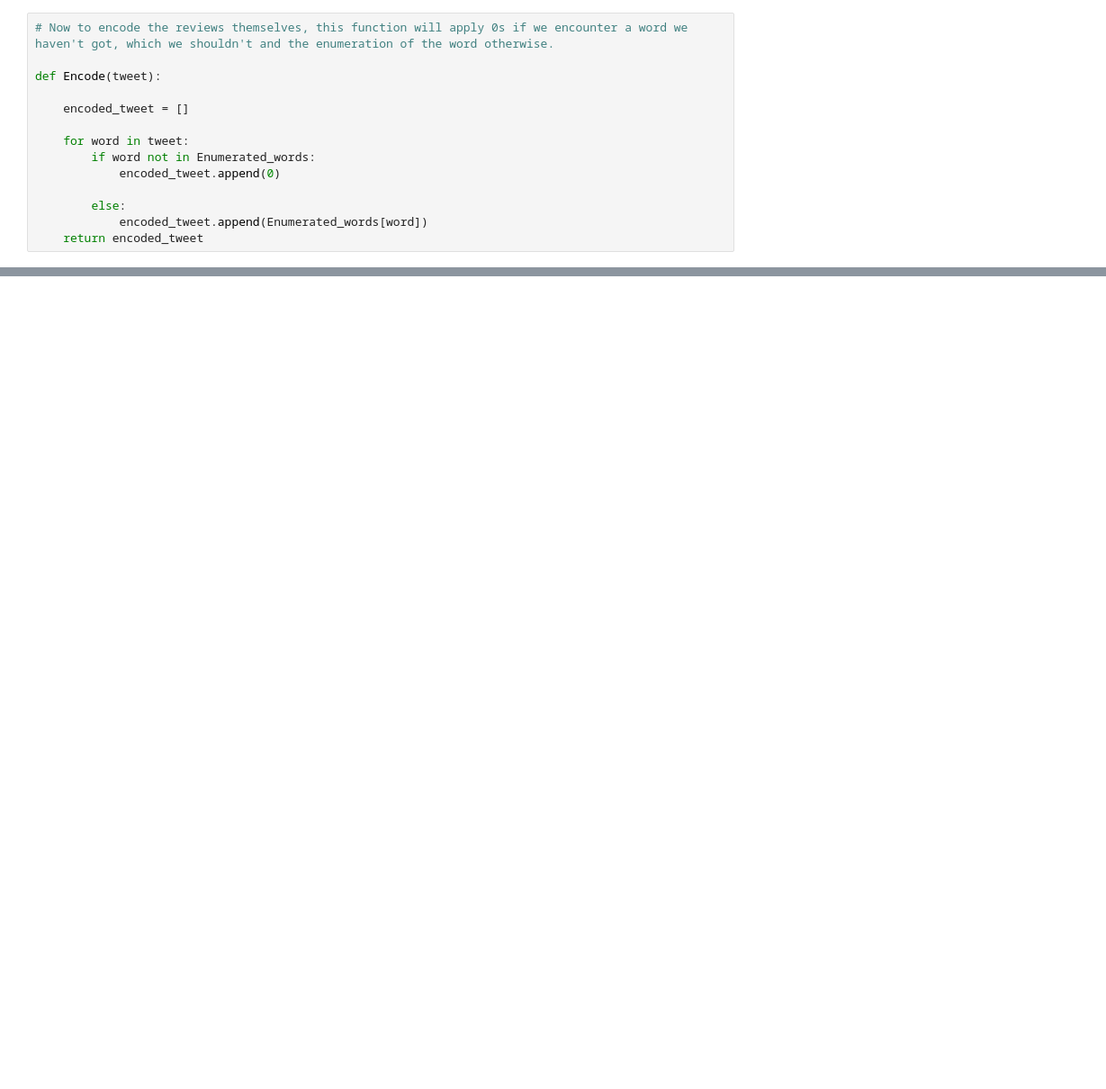
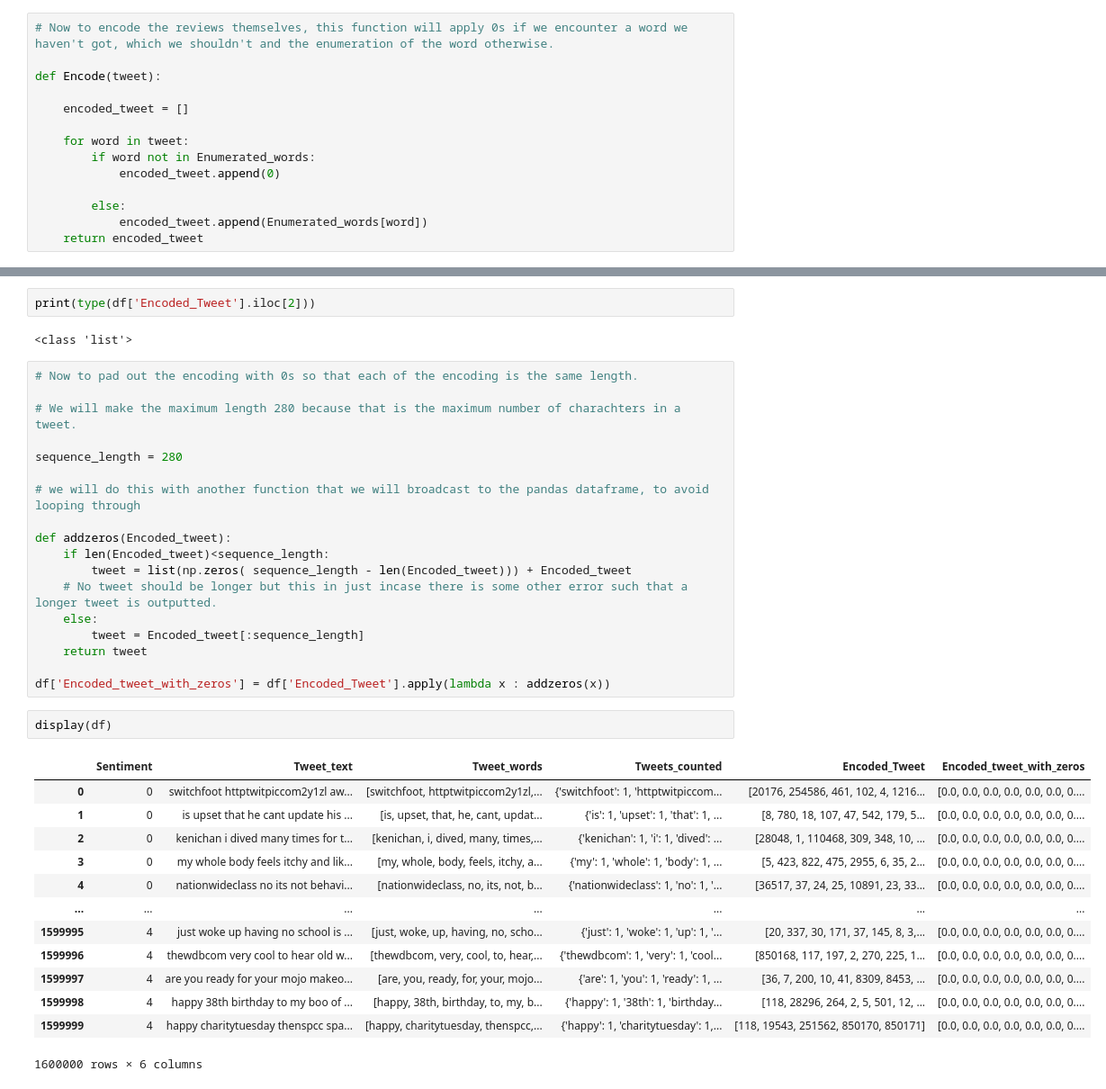
Before and after one commit to suf102/Trading-strategy-backtester, a Jupyter notebook: Sentiment_Analysis_Strategy/Tweetencoding.ipynb, the cells around one changed output, grey strips where cells are left out. Shown at 90% size. Saved outputs shown, nothing was run; the diff lists cells and outputs as text; blank space fills up the shorter version.

Commit message:
new file:   Sentiment_Analysis_Strategy/Torch_Text_model.ipynb 	modified:   Sentiment_Analysis_Strategy/Tweetencoding.ipynb

```diff
--- a/Sentiment_Analysis_Strategy/Tweetencoding.ipynb
+++ b/Sentiment_Analysis_Strategy/Tweetencoding.ipynb
@@ -123,0 +197,38 @@ df.to_csv('../Sentiment_Analysis_Strategy/encoded_tweets.csv')
+# %%
+print(type(df['Encoded_Tweet'].iloc[2]))
+# %% [output]
+<class 'list'>
+# %%
+# Now to pad out the encoding with 0s so that each of the encoding is the same length.
+
+# We will make the maximum length 280 because that is the maximum number of charachters in a tweet.
+
+sequence_length = 280
+
+# we will do this with another function that we will broadcast to the pandas dataframe, to avoid looping through
+
+def addzeros(Encoded_tweet):
+    if len(Encoded_tweet)<sequence_length:
+        tweet = list(np.zeros( sequence_length - len(Encoded_tweet))) + Encoded_tweet
+    # No tweet should be longer but this in just incase there is some other error such that a longer tweet is outputted.
+    else:
+        tweet = Encoded_tweet[:sequence_length]
+    return tweet
+
+df['Encoded_tweet_with_zeros'] = df['Encoded_Tweet'].apply(lambda x : addzeros(x))
+# %%
+display(df)
+# %% [output]
+|  | Sentiment | Tweet_text | Tweet_words | Tweets_counted | Encoded_Tweet | Encoded_tweet_with_zeros |
+| 0 | 0 | switchfoot httptwitpiccom2y1zl aw... | [switchfoot, httptwitpiccom2y1zl,... | {'switchfoot': 1, 'httptwitpiccom... | [20176, 254586, 461, 102, 4, 1216... | [0.0, 0.0, 0.0, 0.0, 0.0, 0.0, 0.... |
+| 1 | 0 | is upset that he cant update his ... | [is, upset, that, he, cant, updat... | {'is': 1, 'upset': 1, 'that': 1, ... | [8, 780, 18, 107, 47, 542, 179, 5... | [0.0, 0.0, 0.0, 0.0, 0.0, 0.0, 0.... |
+| 2 | 0 | kenichan i dived many times for t... | [kenichan, i, dived, many, times,... | {'kenichan': 1, 'i': 1, 'dived': ... | [28048, 1, 110468, 309, 348, 10, ... | [0.0, 0.0, 0.0, 0.0, 0.0, 0.0, 0.... |
+| 3 | 0 | my whole body feels itchy and lik... | [my, whole, body, feels, itchy, a... | {'my': 1, 'whole': 1, 'body': 1, ... | [5, 423, 822, 475, 2955, 6, 35, 2... | [0.0, 0.0, 0.0, 0.0, 0.0, 0.0, 0.... |
+| 4 | 0 | nationwideclass no its not behavi... | [nationwideclass, no, its, not, b... | {'nationwideclass': 1, 'no': 1, '... | [36517, 37, 24, 25, 10891, 23, 33... | [0.0, 0.0, 0.0, 0.0, 0.0, 0.0, 0.... |
+| ... | ... | ... | ... | ... | ... | ... |
+| 1599995 | 4 | just woke up having no school is ... | [just, woke, up, having, no, scho... | {'just': 1, 'woke': 1, 'up': 1, '... | [20, 337, 30, 171, 37, 145, 8, 3,... | [0.0, 0.0, 0.0, 0.0, 0.0, 0.0, 0.... |
+| 1599996 | 4 | thewdbcom very cool to hear old w... | [thewdbcom, very, cool, to, hear,... | {'thewdbcom': 1, 'very': 1, 'cool... | [850168, 117, 197, 2, 270, 225, 1... | [0.0, 0.0, 0.0, 0.0, 0.0, 0.0, 0.... |
+| 1599997 | 4 | are you ready for your mojo makeo... | [are, you, ready, for, your, mojo... | {'are': 1, 'you': 1, 'ready': 1, ... | [36, 7, 200, 10, 41, 8309, 8453, ... | [0.0, 0.0, 0.0, 0.0, 0.0, 0.0, 0.... |
+| 1599998 | 4 | happy 38th birthday to my boo of ... | [happy, 38th, birthday, to, my, b... | {'happy': 1, '38th': 1, 'birthday... | [118, 28296, 264, 2, 5, 501, 12, ... | [0.0, 0.0, 0.0, 0.0, 0.0, 0.0, 0.... |
+| 1599999 | 4 | happy charitytuesday thenspcc spa... | [happy, charitytuesday, thenspcc,... | {'happy': 1, 'charitytuesday': 1,... | [118, 19543, 251562, 850170, 850171] | [0.0, 0.0, 0.0, 0.0, 0.0, 0.0, 0.... |
+1600000 rows × 6 columns
```
Also changed, not shown: parts of 10 cells of this notebook, 1 other file.
